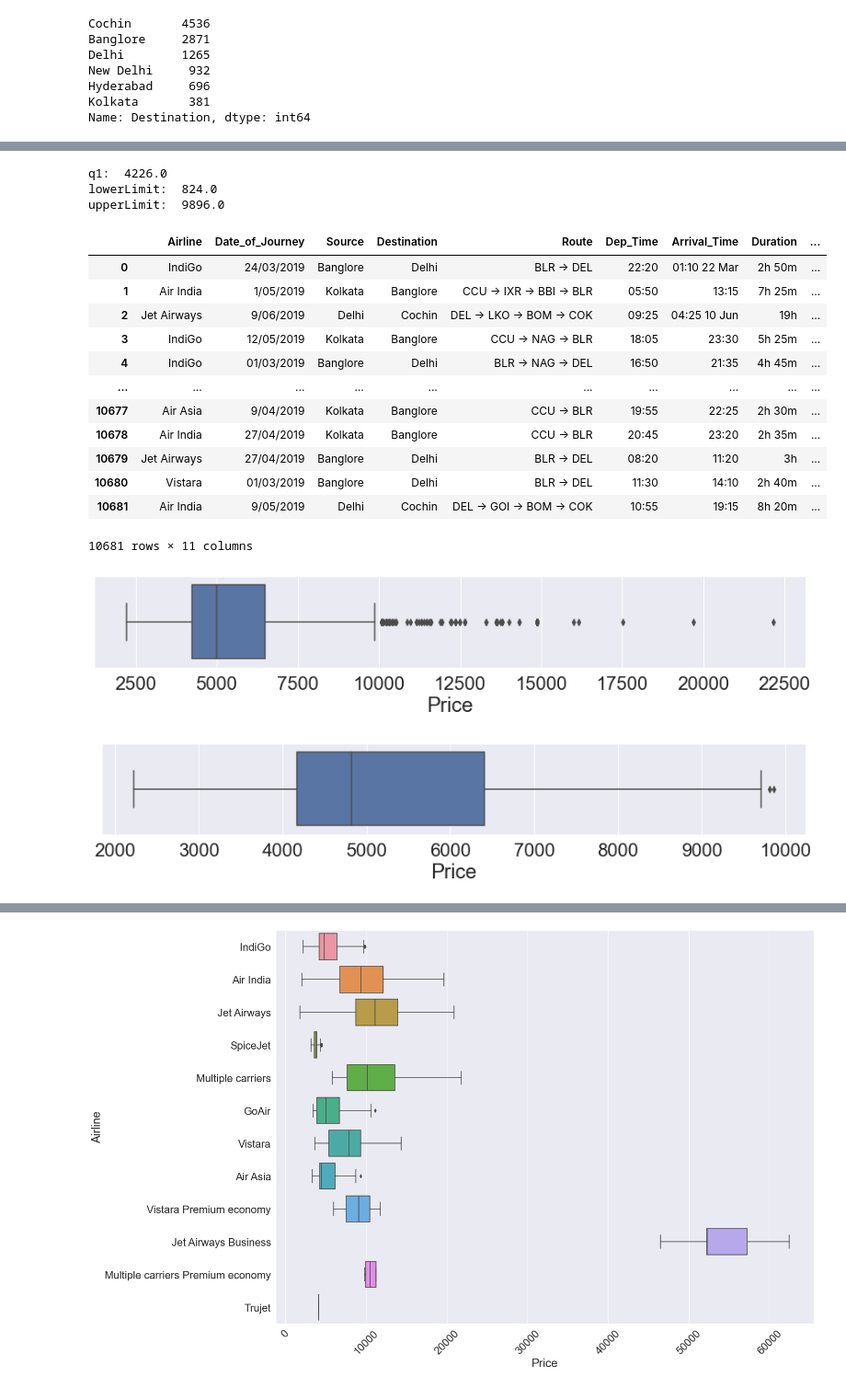
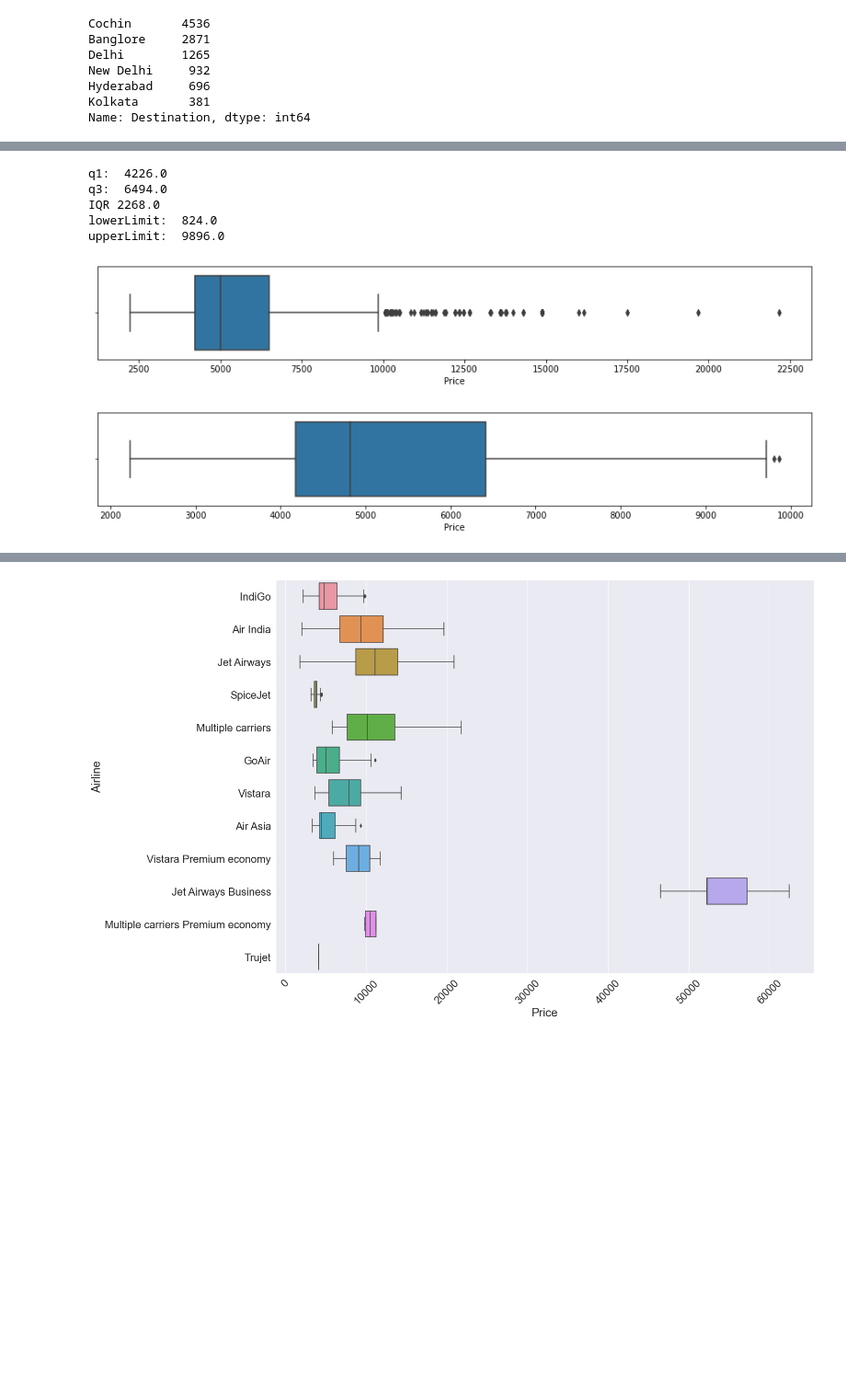
Before and after one commit to SHIVRAJSHINDE/Eda-FeatureEngineering, a Jupyter notebook: EDA/Data Travel/edaAndPreprocessing2.ipynb, the cells around one changed output, grey strips where cells are left out. Shown at 92% size. Saved outputs shown, nothing was run; the diff lists cells and outputs as text; code cells hidden in the pictures; blank space fills up the shorter version.

```diff
--- a/EDA/Data Travel/edaAndPreprocessing2.ipynb
+++ b/EDA/Data Travel/edaAndPreprocessing2.ipynb
@@ -291,47 +329,38 @@ for i in list(enumerate(df['Airline'].unique())):
 # %%
+# Remove Outlier
+
 airDataSet = df[df['Airline'] == 'IndiGo']
+
 airDataSet
 plt.figure(figsize=(15,2))
 sns.boxplot(x=airDataSet['Price'])
 
 q1 = airDataSet['Price'].quantile(0.25)
 q3 = airDataSet['Price'].quantile(0.75)
-
 print('q1: ',q1)
-
+print('q3: ',q3)
 IQR = q3-q1
+print('IQR',IQR)
 
 lowerLimit = q1-IQR*1.5
 upperLimit = q3+IQR*1.5
 print('lowerLimit: ',lowerLimit)
 print('upperLimit: ',upperLimit)
 
 lowerLimitIndex = airDataSet[airDataSet['Price']<=lowerLimit].index
 upperLimitIndex = airDataSet[airDataSet['Price']>=upperLimit].index
 
+
 airDataSet.drop(upperLimitIndex,axis=0,inplace=True)
 
 plt.figure(figsize=(15,2))
 sns.boxplot(x=airDataSet['Price'])
-
 IndiGoDataSet = airDataSet
-df
 # %% [output]
 q1:  4226.0
+q3:  6494.0
+IQR 2268.0
 lowerLimit:  824.0
 upperLimit:  9896.0
-|  | Airline | Date_of_Journey | Source | Destination | Route | Dep_Time | Arrival_Time | Duration | ... |
-| 0 | IndiGo | 24/03/2019 | Banglore | Delhi | BLR → DEL | 22:20 | 01:10 22 Mar | 2h 50m | ... |
-| 1 | Air India | 1/05/2019 | Kolkata | Banglore | CCU → IXR → BBI → BLR | 05:50 | 13:15 | 7h 25m | ... |
-| 2 | Jet Airways | 9/06/2019 | Delhi | Cochin | DEL → LKO → BOM → COK | 09:25 | 04:25 10 Jun | 19h | ... |
-| 3 | IndiGo | 12/05/2019 | Kolkata | Banglore | CCU → NAG → BLR | 18:05 | 23:30 | 5h 25m | ... |
-| 4 | IndiGo | 01/03/2019 | Banglore | Delhi | BLR → NAG → DEL | 16:50 | 21:35 | 4h 45m | ... |
-| ... | ... | ... | ... | ... | ... | ... | ... | ... | ... |
-| 10677 | Air Asia | 9/04/2019 | Kolkata | Banglore | CCU → BLR | 19:55 | 22:25 | 2h 30m | ... |
-| 10678 | Air India | 27/04/2019 | Kolkata | Banglore | CCU → BLR | 20:45 | 23:20 | 2h 35m | ... |
-| 10679 | Jet Airways | 27/04/2019 | Banglore | Delhi | BLR → DEL | 08:20 | 11:20 | 3h | ... |
-| 10680 | Vistara | 01/03/2019 | Banglore | Delhi | BLR → DEL | 11:30 | 14:10 | 2h 40m | ... |
-| 10681 | Air India | 9/05/2019 | Delhi | Cochin | DEL → GOI → BOM → COK | 10:55 | 19:15 | 8h 20m | ... |
-10681 rows × 11 columns
-[figure, old version]
+[figure, new version]
-[figure, old version]
+[figure, new version]
```
Also changed, not shown: parts of 42 cells of this notebook.
